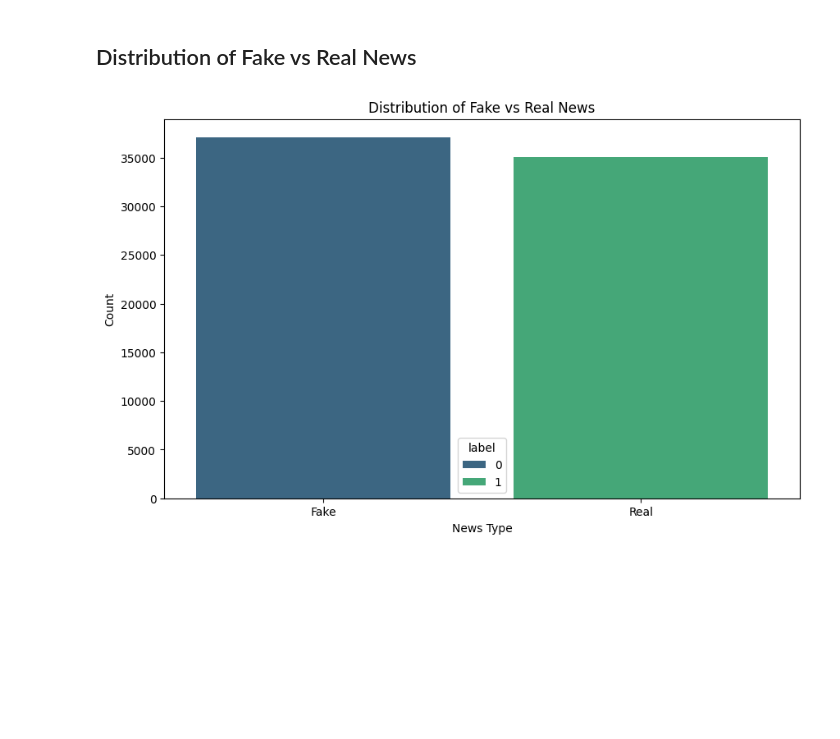
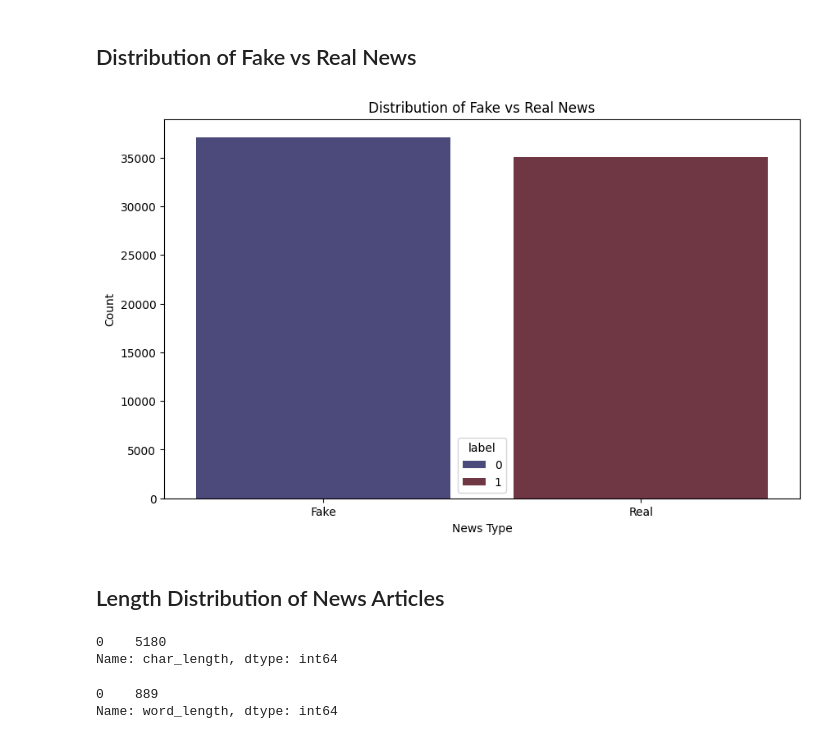
Before and after one commit to Susanta2025-lab/Fatocheck, a Jupyter notebook: notebooks/exploration.ipynb, the cells around one changed output. Cells and saved outputs as stored; diff of their text form; code cells hidden in the pictures; blank space fills up the shorter version.

```diff
--- a/notebooks/exploration.ipynb
+++ b/notebooks/exploration.ipynb
@@ -118,16 +118,18 @@ Name: count, dtype: int64
 # %%
 plt.figure(figsize=(10, 6))
 sns.countplot(
     data=df,
     x='label',
     hue='label',
-    palette= 'viridis'
+    palette='icefire'
     )
 
 plt.title('Distribution of Fake vs Real News')
 plt.xlabel('News Type')
 plt.ylabel('Count')
 plt.xticks([0,1], ['Fake', 'Real'])
 plt.show()
 # %% [output]
-[figure, old version]
+[figure, new version]
+# %% [markdown]
+## Length Distribution of News Articles
@@ -133,0 +140,10 @@ plt.show()
+# %%
+df['char_length'].head(1)
+# %% [output]
+0    5180
+Name: char_length, dtype: int64
+# %%
+df['word_length'].head(1)
+# %% [output]
+0    889
+Name: word_length, dtype: int64
```
Also changed, not shown: parts of 3 cells of this notebook.
